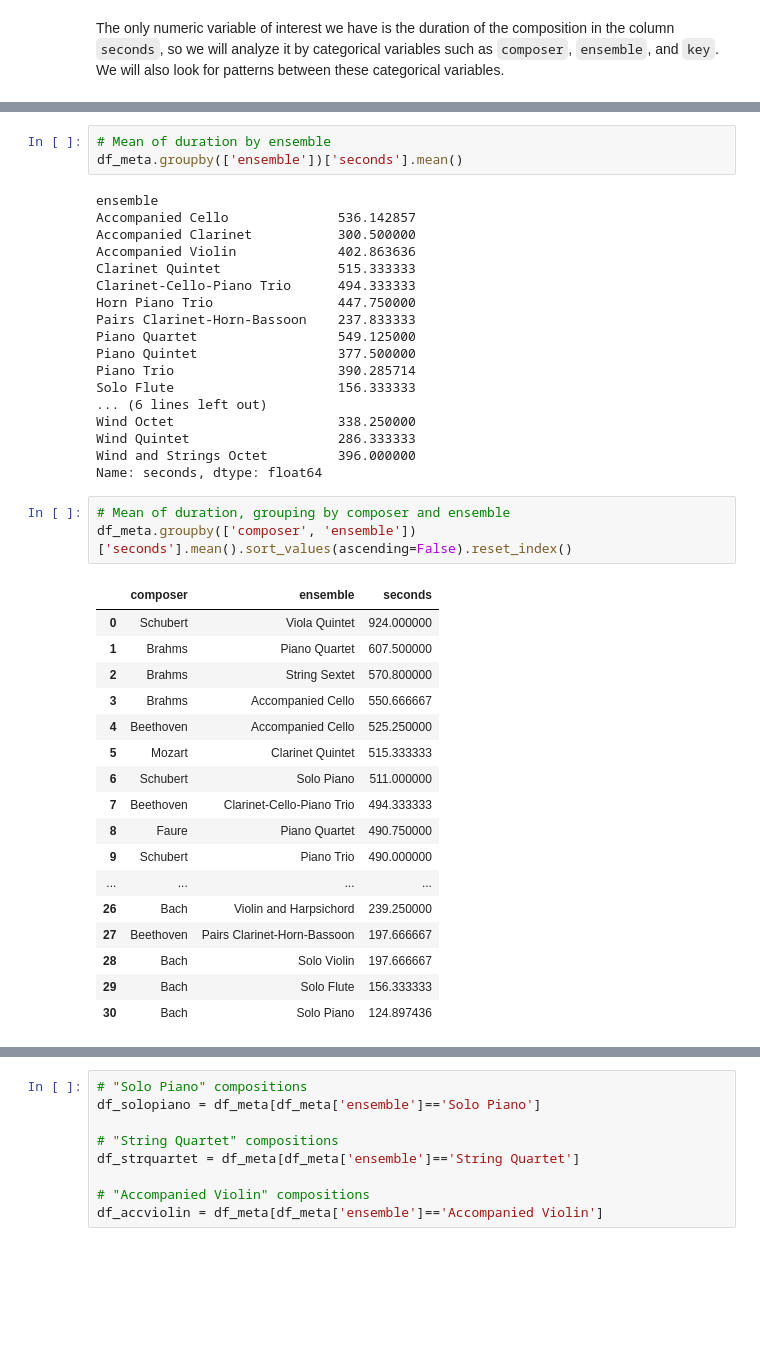
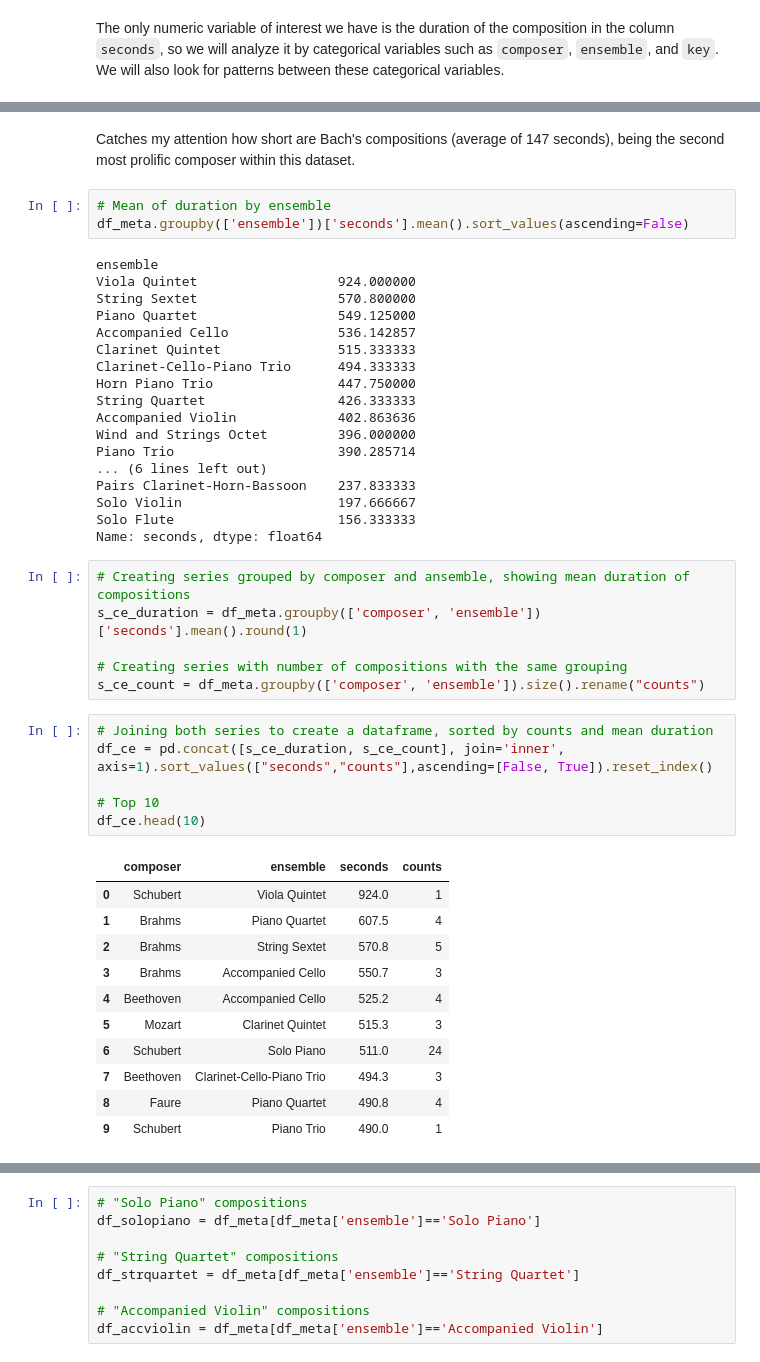
Before and after one commit to xsvxldx/classical_music, a Jupyter notebook: 02-metadata_analysis.ipynb, the cells around one changed output, grey strips where cells are left out. Cells and saved outputs as stored; diff of their text form; blank space fills up the shorter version.

```diff
--- a/02-metadata_analysis.ipynb
+++ b/02-metadata_analysis.ipynb
@@ -249,43 +269,48 @@ Schubert     506.266667
 Name: seconds, dtype: float64
+# %% [markdown]
+Catches my attention how short are Bach's compositions (average of 147 seconds), being the second most prolific composer within this dataset.
 # %%
 # Mean of duration by ensemble
-df_meta.groupby(['ensemble'])['seconds'].mean()
+df_meta.groupby(['ensemble'])['seconds'].mean().sort_values(ascending=False)
 # %% [output]
 ensemble
+Viola Quintet                  924.000000
+String Sextet                  570.800000
+Piano Quartet                  549.125000
 Accompanied Cello              536.142857
-Accompanied Clarinet           300.500000
-Accompanied Violin             402.863636
 Clarinet Quintet               515.333333
 Clarinet-Cello-Piano Trio      494.333333
 Horn Piano Trio                447.750000
+String Quartet                 426.333333
+Accompanied Violin             402.863636
+Wind and Strings Octet         396.000000
+Piano Trio                     390.285714
+... (6 lines left out)
 Pairs Clarinet-Horn-Bassoon    237.833333
-Piano Quartet                  549.125000
-Piano Quintet                  377.500000
-Piano Trio                     390.285714
+Solo Violin                    197.666667
 Solo Flute                     156.333333
-... (6 lines left out)
-Wind Octet                     338.250000
-Wind Quintet                   286.333333
-Wind and Strings Octet         396.000000
 Name: seconds, dtype: float64
-# %%
-# Mean of duration, grouping by composer and ensemble
-df_meta.groupby(['composer', 'ensemble'])['seconds'].mean().sort_values(ascending=False).reset_index()
-# %% [output]
-|  | composer | ensemble | seconds |
-| 0 | Schubert | Viola Quintet | 924.000000 |
-| 1 | Brahms | Piano Quartet | 607.500000 |
-| 2 | Brahms | String Sextet | 570.800000 |
-| 3 | Brahms | Accompanied Cello | 550.666667 |
-| 4 | Beethoven | Accompanied Cello | 525.250000 |
-| 5 | Mozart | Clarinet Quintet | 515.333333 |
-| 6 | Schubert | Solo Piano | 511.000000 |
-| 7 | Beethoven | Clarinet-Cello-Piano Trio | 494.333333 |
-| 8 | Faure | Piano Quartet | 490.750000 |
-| 9 | Schubert | Piano Trio | 490.000000 |
-| ... | ... | ... | ... |
-| 26 | Bach | Violin and Harpsichord | 239.250000 |
-| 27 | Beethoven | Pairs Clarinet-Horn-Bassoon | 197.666667 |
-| 28 | Bach | Solo Violin | 197.666667 |
-| 29 | Bach | Solo Flute | 156.333333 |
-| 30 | Bach | Solo Piano | 124.897436 |
+# %%
+# Creating series grouped by composer and ansemble, showing mean duration of compositions
+s_ce_duration = df_meta.groupby(['composer', 'ensemble'])['seconds'].mean().round(1)
+
+# Creating series with number of compositions with the same grouping
+s_ce_count = df_meta.groupby(['composer', 'ensemble']).size().rename("counts")
+# %%
+# Joining both series to create a dataframe, sorted by counts and mean duration
+df_ce = pd.concat([s_ce_duration, s_ce_count], join='inner', axis=1).sort_values(["seconds","counts"],ascending=[False, True]).reset_index()
+
+# Top 10
+df_ce.head(10)
+# %% [output]
+|  | composer | ensemble | seconds | counts |
+| 0 | Schubert | Viola Quintet | 924.0 | 1 |
+| 1 | Brahms | Piano Quartet | 607.5 | 4 |
+| 2 | Brahms | String Sextet | 570.8 | 5 |
+| 3 | Brahms | Accompanied Cello | 550.7 | 3 |
+| 4 | Beethoven | Accompanied Cello | 525.2 | 4 |
+| 5 | Mozart | Clarinet Quintet | 515.3 | 3 |
+| 6 | Schubert | Solo Piano | 511.0 | 24 |
+| 7 | Beethoven | Clarinet-Cello-Piano Trio | 494.3 | 3 |
+| 8 | Faure | Piano Quartet | 490.8 | 4 |
+| 9 | Schubert | Piano Trio | 490.0 | 1 |
```
Also changed, not shown: parts of 86 cells of this notebook, 1 other file.
